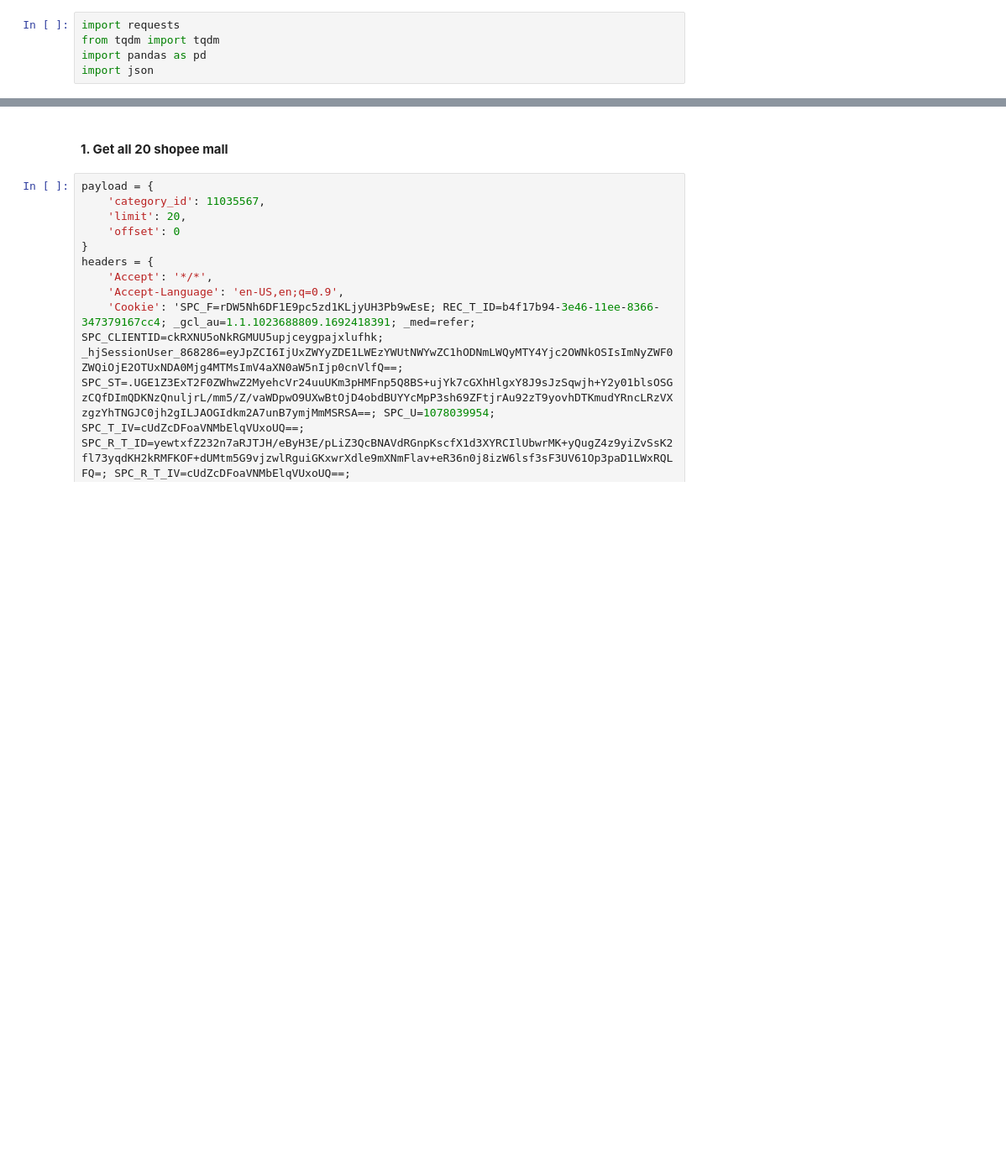
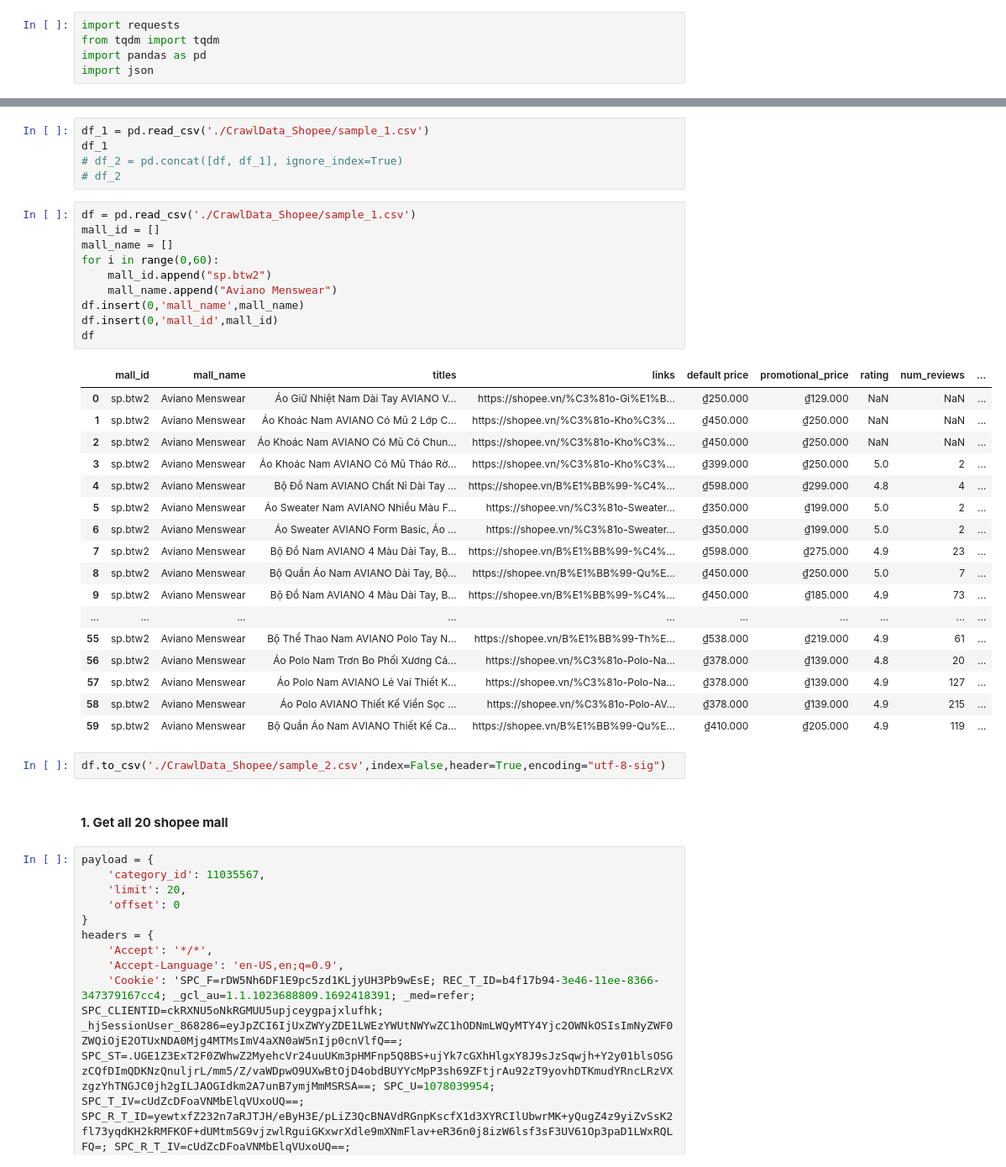
Before and after one commit to HThinhZ/AIDataAnalytics_Shopee-Project, a Jupyter notebook: crawl_data.ipynb, the cells around one changed output, grey strips where cells are left out. Shown at 84% size. Drawn from its saved outputs; the diff is of its cells as text; blank space fills up the shorter version.

```diff
--- a/crawl_data.ipynb
+++ b/crawl_data.ipynb
@@ -6,3 +24,38 @@ import json
+# %%
+df_1 = pd.read_csv('./CrawlData_Shopee/sample_1.csv')
+df_1
+# df_2 = pd.concat([df, df_1], ignore_index=True)
+# df_2
+# %%
+df = pd.read_csv('./CrawlData_Shopee/sample_1.csv')
+mall_id = []
+mall_name = []
+for i in range(0,60):
+    mall_id.append("sp.btw2")
+    mall_name.append("Aviano Menswear")
+df.insert(0,'mall_name',mall_name)
+df.insert(0,'mall_id',mall_id)
+df
+# %% [output]
+|  | mall_id | mall_name | titles | links | default price | promotional_price | rating | num_reviews | ... |
+| 0 | sp.btw2 | Aviano Menswear | Áo Giữ Nhiệt Nam Dài Tay AVIANO V... | https://shopee.vn/%C3%81o-Gi%E1%B... | ₫250.000 | ₫129.000 | NaN | NaN | ... |
+| 1 | sp.btw2 | Aviano Menswear | Áo Khoác Nam AVIANO Có Mũ 2 Lớp C... | https://shopee.vn/%C3%81o-Kho%C3%... | ₫450.000 | ₫250.000 | NaN | NaN | ... |
+| 2 | sp.btw2 | Aviano Menswear | Áo Khoác Nam AVIANO Có Mũ Có Chun... | https://shopee.vn/%C3%81o-Kho%C3%... | ₫450.000 | ₫250.000 | NaN | NaN | ... |
+| 3 | sp.btw2 | Aviano Menswear | Áo Khoác Nam AVIANO Có Mũ Tháo Rờ... | https://shopee.vn/%C3%81o-Kho%C3%... | ₫399.000 | ₫250.000 | 5.0 | 2 | ... |
+| 4 | sp.btw2 | Aviano Menswear | Bộ Đồ Nam AVIANO Chất Nỉ Dài Tay ... | https://shopee.vn/B%E1%BB%99-%C4%... | ₫598.000 | ₫299.000 | 4.8 | 4 | ... |
+| 5 | sp.btw2 | Aviano Menswear | Áo Sweater Nam AVIANO Nhiều Màu F... | https://shopee.vn/%C3%81o-Sweater... | ₫350.000 | ₫199.000 | 5.0 | 2 | ... |
+| 6 | sp.btw2 | Aviano Menswear | Áo Sweater AVIANO Form Basic, Áo ... | https://shopee.vn/%C3%81o-Sweater... | ₫350.000 | ₫199.000 | 5.0 | 2 | ... |
+| 7 | sp.btw2 | Aviano Menswear | Bộ Đồ Nam AVIANO 4 Màu Dài Tay, B... | https://shopee.vn/B%E1%BB%99-%C4%... | ₫598.000 | ₫275.000 | 4.9 | 23 | ... |
+| 8 | sp.btw2 | Aviano Menswear | Bộ Quần Áo Nam AVIANO Dài Tay, Bộ... | https://shopee.vn/B%E1%BB%99-Qu%E... | ₫450.000 | ₫250.000 | 5.0 | 7 | ... |
+| 9 | sp.btw2 | Aviano Menswear | Bộ Đồ Nam AVIANO 4 Màu Dài Tay, B... | https://shopee.vn/B%E1%BB%99-%C4%... | ₫450.000 | ₫185.000 | 4.9 | 73 | ... |
+| ... | ... | ... | ... | ... | ... | ... | ... | ... | ... |
+| 55 | sp.btw2 | Aviano Menswear | Bộ Thể Thao Nam AVIANO Polo Tay N... | https://shopee.vn/B%E1%BB%99-Th%E... | ₫538.000 | ₫219.000 | 4.9 | 61 | ... |
+| 56 | sp.btw2 | Aviano Menswear | Áo Polo Nam Trơn Bo Phối Xương Cá... | https://shopee.vn/%C3%81o-Polo-Na... | ₫378.000 | ₫139.000 | 4.8 | 20 | ... |
+| 57 | sp.btw2 | Aviano Menswear | Áo Polo Nam AVIANO Lé Vai Thiết K... | https://shopee.vn/%C3%81o-Polo-Na... | ₫378.000 | ₫139.000 | 4.9 | 127 | ... |
+| 58 | sp.btw2 | Aviano Menswear | Áo Polo AVIANO Thiết Kế Viền Sọc ... | https://shopee.vn/%C3%81o-Polo-AV... | ₫378.000 | ₫139.000 | 4.9 | 215 | ... |
+| 59 | sp.btw2 | Aviano Menswear | Bộ Quần Áo Nam AVIANO Thiết Kế Ca... | https://shopee.vn/B%E1%BB%99-Qu%E... | ₫410.000 | ₫205.000 | 4.9 | 119 | ... |
+# %%
+df.to_csv('./CrawlData_Shopee/sample_2.csv',index=False,header=True,encoding="utf-8-sig")
 # %% [markdown]
 #### **1. Get all 20 shopee mall**
 # %%
```
Also changed, not shown: parts of 2 cells of this notebook, 18 other files.
